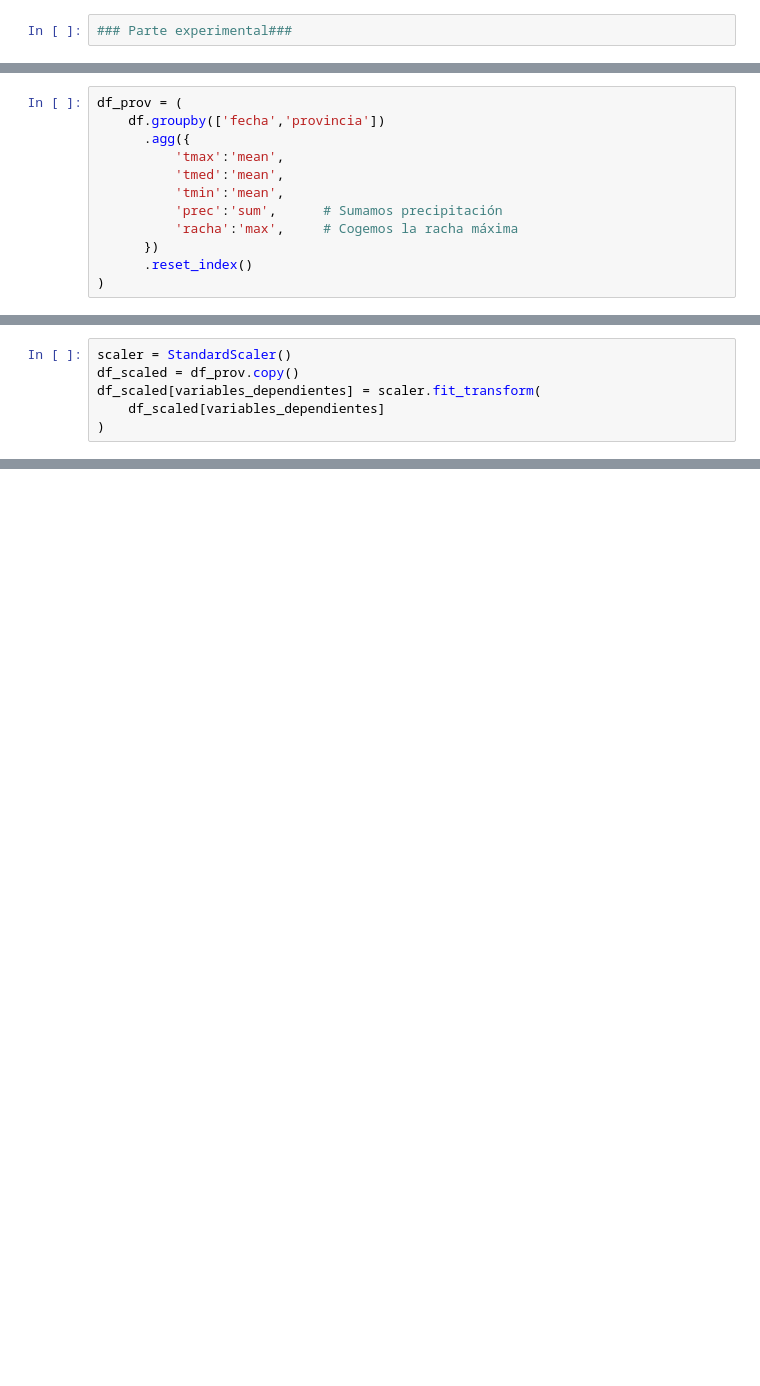
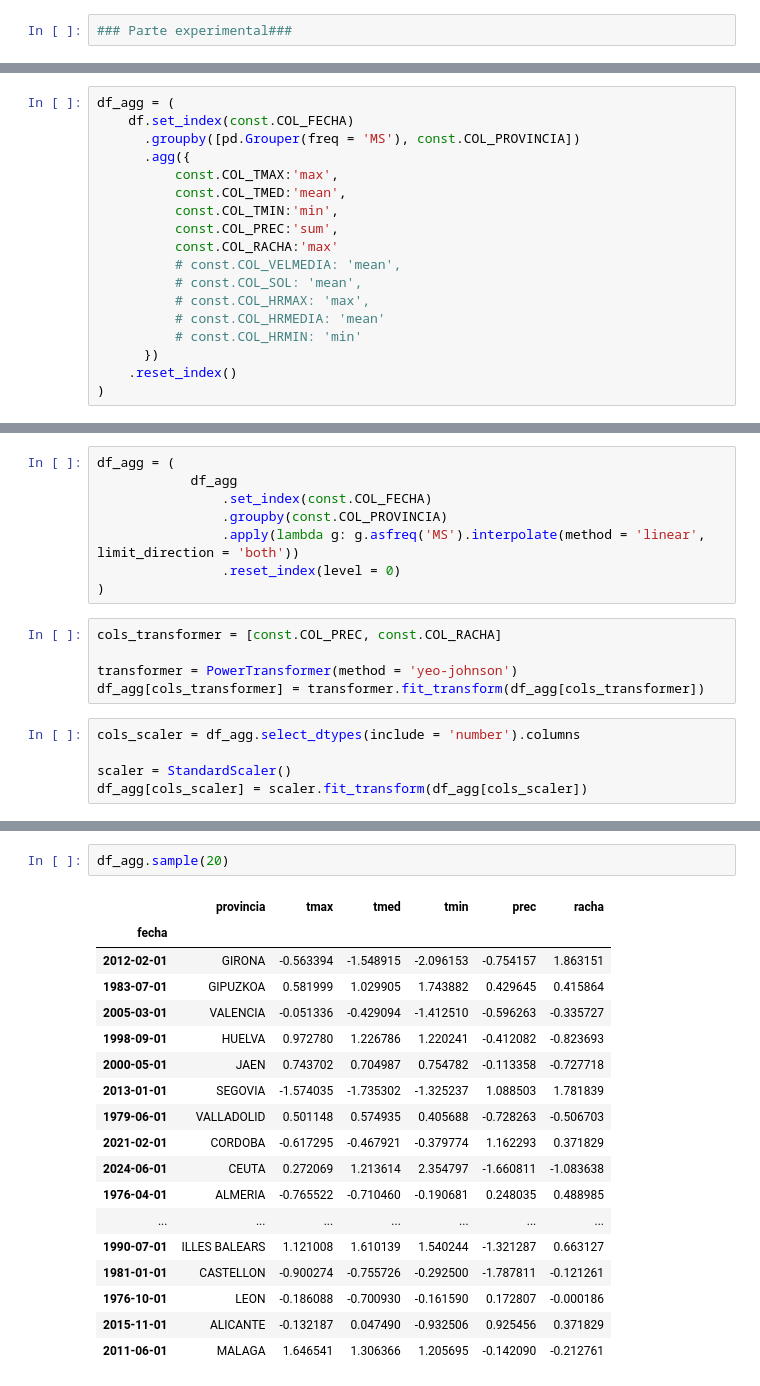
Before and after one commit to vperezlopez/TFM_AEMET_Fenomenos_Extremos, a Jupyter notebook: TFM_Prediccion.ipynb, the cells around one changed output, grey strips where cells are left out. Saved outputs shown, nothing was run; the diff lists cells and outputs as text; blank space fills up the shorter version.

```diff
--- a/TFM_Prediccion.ipynb
+++ b/TFM_Prediccion.ipynb
@@ -67,13 +74,19 @@ variables_dependientes = [
                         ]
 # %%
-df_prov = (
-    df.groupby(['fecha','provincia'])
+df_agg = (
+    df.set_index(const.COL_FECHA)
+      .groupby([pd.Grouper(freq = 'MS'), const.COL_PROVINCIA])
       .agg({
-          'tmax':'mean',
-          'tmed':'mean',
-          'tmin':'mean',
-          'prec':'sum',      # Sumamos precipitación
-          'racha':'max',     # Cogemos la racha máxima
+          const.COL_TMAX:'max',
+          const.COL_TMED:'mean',
+          const.COL_TMIN:'min',
+          const.COL_PREC:'sum',
+          const.COL_RACHA:'max'
+          # const.COL_VELMEDIA: 'mean',
+          # const.COL_SOL: 'mean',
+          # const.COL_HRMAX: 'max',
+          # const.COL_HRMEDIA: 'mean'
+          # const.COL_HRMIN: 'min'
       })
-      .reset_index()
+    .reset_index()
 )
@@ -121,6 +93,18 @@ df_prov = (
+# %%
+df_agg = (
+            df_agg
+                .set_index(const.COL_FECHA)
+                .groupby(const.COL_PROVINCIA)
+                .apply(lambda g: g.asfreq('MS').interpolate(method = 'linear', limit_direction = 'both'))
+                .reset_index(level = 0)
+)
+# %%
+cols_transformer = [const.COL_PREC, const.COL_RACHA]
+
+transformer = PowerTransformer(method = 'yeo-johnson')
+df_agg[cols_transformer] = transformer.fit_transform(df_agg[cols_transformer])
 # %%
+cols_scaler = df_agg.select_dtypes(include = 'number').columns
+
 scaler = StandardScaler()
-df_scaled = df_prov.copy()
-df_scaled[variables_dependientes] = scaler.fit_transform(
-    df_scaled[variables_dependientes]
-)
+df_agg[cols_scaler] = scaler.fit_transform(df_agg[cols_scaler])
@@ -131,2 +111,23 @@ Index(['provincia', 'tmax', 'tmed', 'tmin', 'prec', 'racha'], dtype='object')
+# %%
+df_agg.sample(20)
+# %% [output]
+|  | provincia | tmax | tmed | tmin | prec | racha |
+| fecha |  |  |  |  |  |  |
+| 2012-02-01 | GIRONA | -0.563394 | -1.548915 | -2.096153 | -0.754157 | 1.863151 |
+| 1983-07-01 | GIPUZKOA | 0.581999 | 1.029905 | 1.743882 | 0.429645 | 0.415864 |
+| 2005-03-01 | VALENCIA | -0.051336 | -0.429094 | -1.412510 | -0.596263 | -0.335727 |
+| 1998-09-01 | HUELVA | 0.972780 | 1.226786 | 1.220241 | -0.412082 | -0.823693 |
+| 2000-05-01 | JAEN | 0.743702 | 0.704987 | 0.754782 | -0.113358 | -0.727718 |
+| 2013-01-01 | SEGOVIA | -1.574035 | -1.735302 | -1.325237 | 1.088503 | 1.781839 |
+| 1979-06-01 | VALLADOLID | 0.501148 | 0.574935 | 0.405688 | -0.728263 | -0.506703 |
+| 2021-02-01 | CORDOBA | -0.617295 | -0.467921 | -0.379774 | 1.162293 | 0.371829 |
+| 2024-06-01 | CEUTA | 0.272069 | 1.213614 | 2.354797 | -1.660811 | -1.083638 |
+| 1976-04-01 | ALMERIA | -0.765522 | -0.710460 | -0.190681 | 0.248035 | 0.488985 |
+| ... | ... | ... | ... | ... | ... | ... |
+| 1990-07-01 | ILLES BALEARS | 1.121008 | 1.610139 | 1.540244 | -1.321287 | 0.663127 |
+| 1981-01-01 | CASTELLON | -0.900274 | -0.755726 | -0.292500 | -1.787811 | -0.121261 |
+| 1976-10-01 | LEON | -0.186088 | -0.700930 | -0.161590 | 0.172807 | -0.000186 |
+| 2015-11-01 | ALICANTE | -0.132187 | 0.047490 | -0.932506 | 0.925456 | 0.371829 |
+| 2011-06-01 | MALAGA | 1.646541 | 1.306366 | 1.205695 | -0.142090 | -0.212761 |
 # %%
 provincia = "VALENCIA"
```
Also changed, not shown: parts of 19 cells of this notebook, 1 other file.
